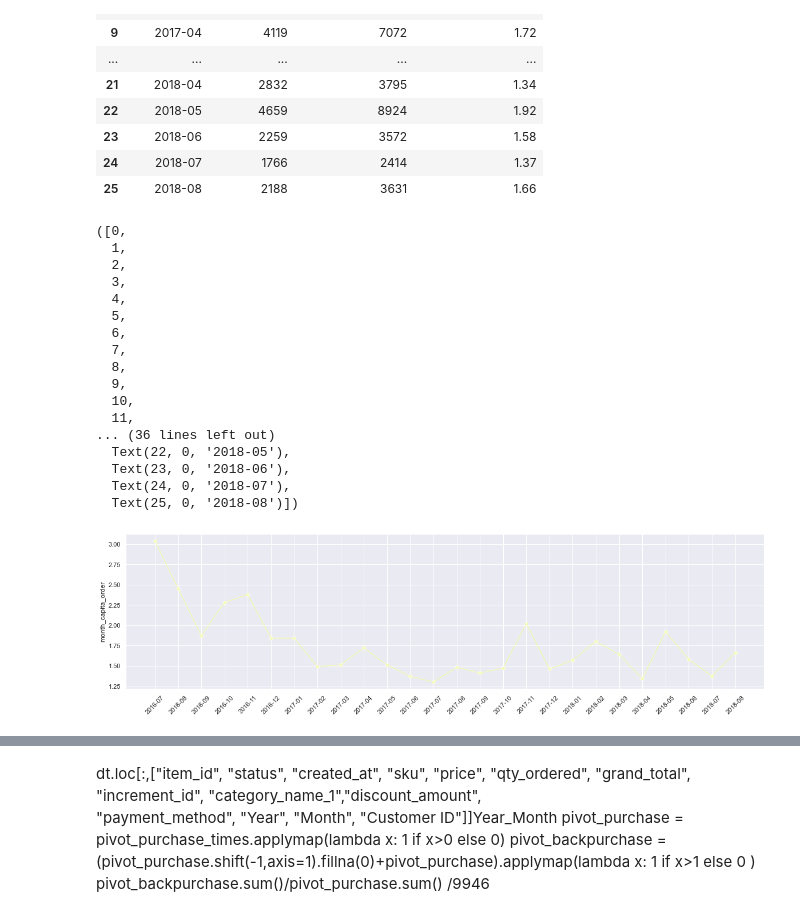
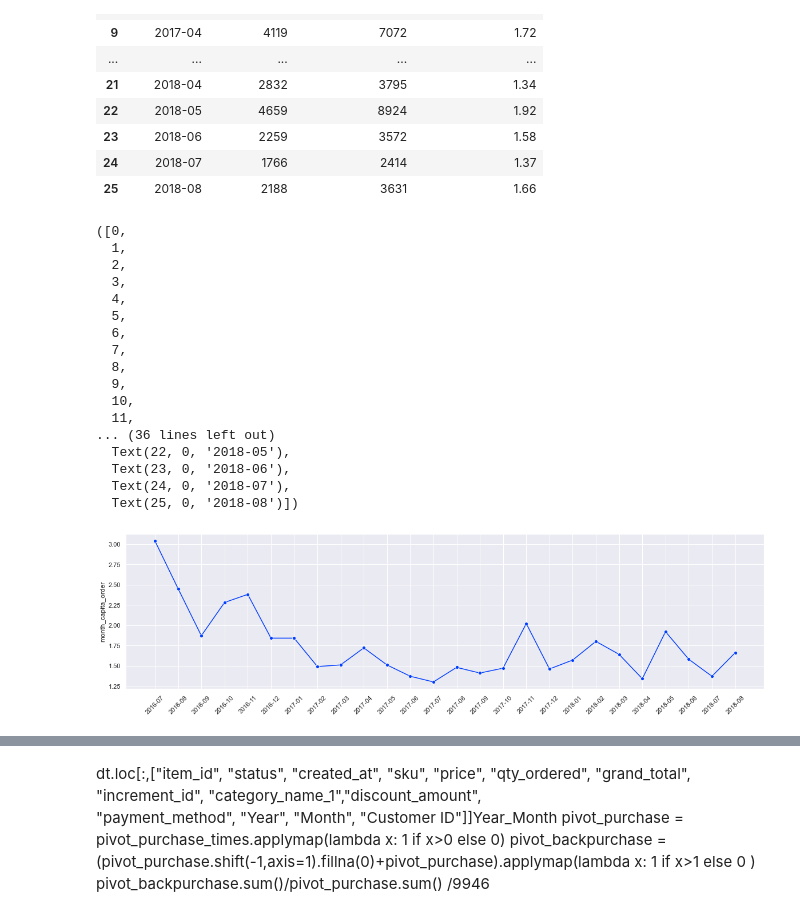
Before and after one commit to LiangYuDer/E-commerce-Analysis, a Jupyter notebook: ec_analysis.ipynb, the cells around one changed output, grey strips where cells are left out. Cells and saved outputs as stored; diff of their text form; code cells hidden in the pictures.

```diff
--- a/ec_analysis.ipynb
+++ b/ec_analysis.ipynb
@@ -81,7 +79,7 @@ dt["status"] = dt["status"].replace(
     "pending_paypal": "pending"})
 # %%
 #將部分columns轉換成正確的資料類型
-dt["Customer ID"] = dt["Customer ID"].astype(int).astype(str)
+dt["Customer ID"] = dt["Customer ID"].astype(int)
 dt["item_id"] = dt["item_id"].astype(str)
 dt["qty_ordered"] = dt["qty_ordered"].astype(int)
 dt["Year"] = dt["Year"].astype(int)
@@ -123,7 +121,7 @@ revenue
 | 25 | 2018-08 | 2018 | 08 | 8387 | 41319448.80 |
 # %%
 fig, ax = plt.subplots(figsize=(20, 5))
-sns.set(style="darkgrid", palette="YlGn")
+sns.set(style="darkgrid", palette="bright")
 sns.lineplot(data=revenue, x="Year_Month", y="grand_total",marker="o")
 ax.yaxis.get_major_formatter().set_scientific(False)
 #ax.yaxis.get_major_formatter().set_useOffset(False)
@@ -228,28 +226,28 @@ customer_id_count
 | 25 | 2018-08 | 2188 | 3631 | 1.66 |
 # %%
 fig, ax = plt.subplots(figsize=(20, 5))
-sns.set(style="darkgrid", palette="YlGn")
+sns.set(style="darkgrid", palette="bright")
 sns.lineplot(data=customer_id_count, x="Year_Month", y="month_capita_order",marker="o")
 ax.set_xlabel("")
 ax.set_ylabel("month_capita_order")
 plt.xticks(rotation=45)
 # %% [output]
 ([0,
   1,
   2,
   3,
   4,
   5,
   6,
   7,
   8,
   9,
   10,
   11,
 ... (36 lines left out)
   Text(22, 0, '2018-05'),
   Text(23, 0, '2018-06'),
   Text(24, 0, '2018-07'),
   Text(25, 0, '2018-08')])
-[figure, old version]
+[figure, new version]
 # %%
```
Also changed, not shown: parts of 13 cells of this notebook.
